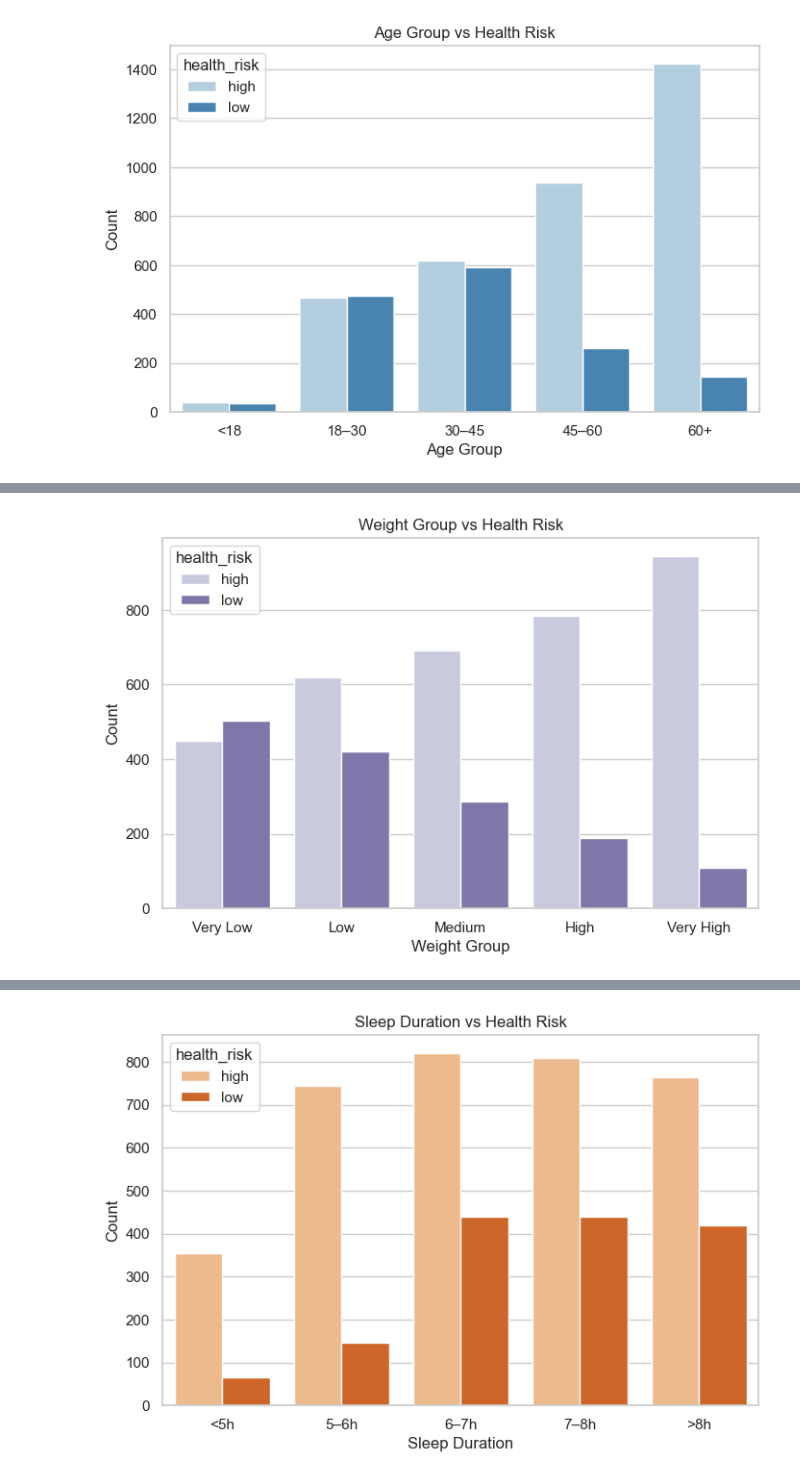
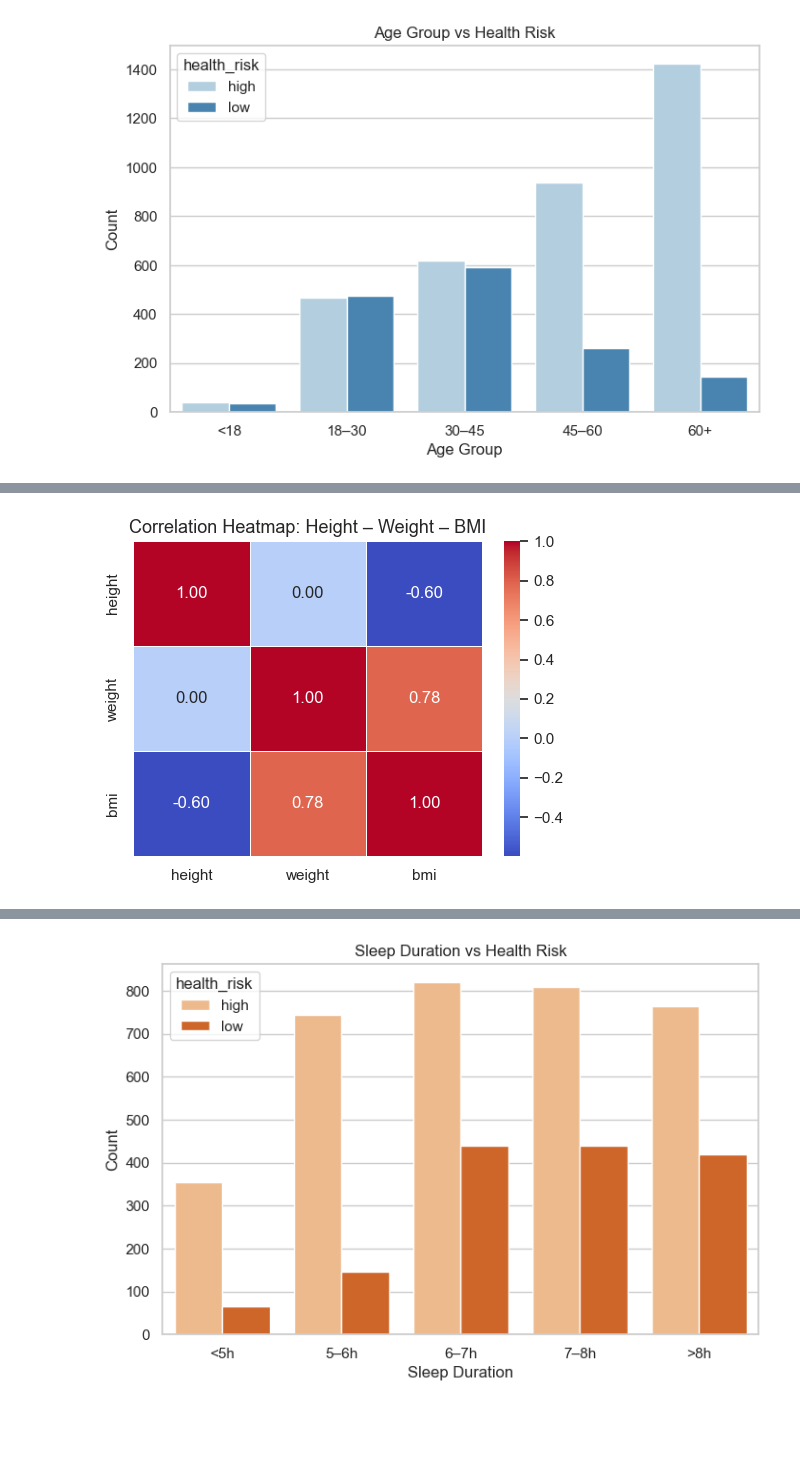
Before and after one commit to khanhdeptra1212/MachineLearning, a Jupyter notebook: lifestyle_and_health.ipynb, the cells around one changed output, grey strips where cells are left out. Drawn from its saved outputs; the diff is of its cells as text; code cells hidden in the pictures; blank space fills up the shorter version.

```diff
--- a/lifestyle_and_health.ipynb
+++ b/lifestyle_and_health.ipynb
@@ -284,19 +335,19 @@ plt.show()
-# %%
-df['weight_group'] = pd.cut(
-    df['weight'],
-    bins=5,   # tự động chia 5 nhóm
-    labels=['Very Low', 'Low', 'Medium', 'High', 'Very High']
-)
-
-sns.countplot(
-    data=df,
-    x='weight_group',
-    hue='health_risk',
-    palette='Purples'
-)
-plt.title('Weight Group vs Health Risk')
-plt.xlabel('Weight Group')
-plt.ylabel('Count')
-plt.show()
-# %% [output]
-[figure, removed]
+# %%
+cols = ["height", "weight", "bmi"]
+
+corr = df[cols].corr()
+
+plt.figure(figsize=(5,4))
+sns.heatmap(
+    corr,
+    annot=True,
+    cmap="coolwarm",
+    fmt=".2f",
+    linewidths=0.5
+)
+
+plt.title("Correlation Heatmap: Height – Weight – BMI", fontsize=13)
+plt.tight_layout()
+plt.show()
+# %% [output]
+[figure, added]
```
Also changed, not shown: parts of 48 cells of this notebook.
